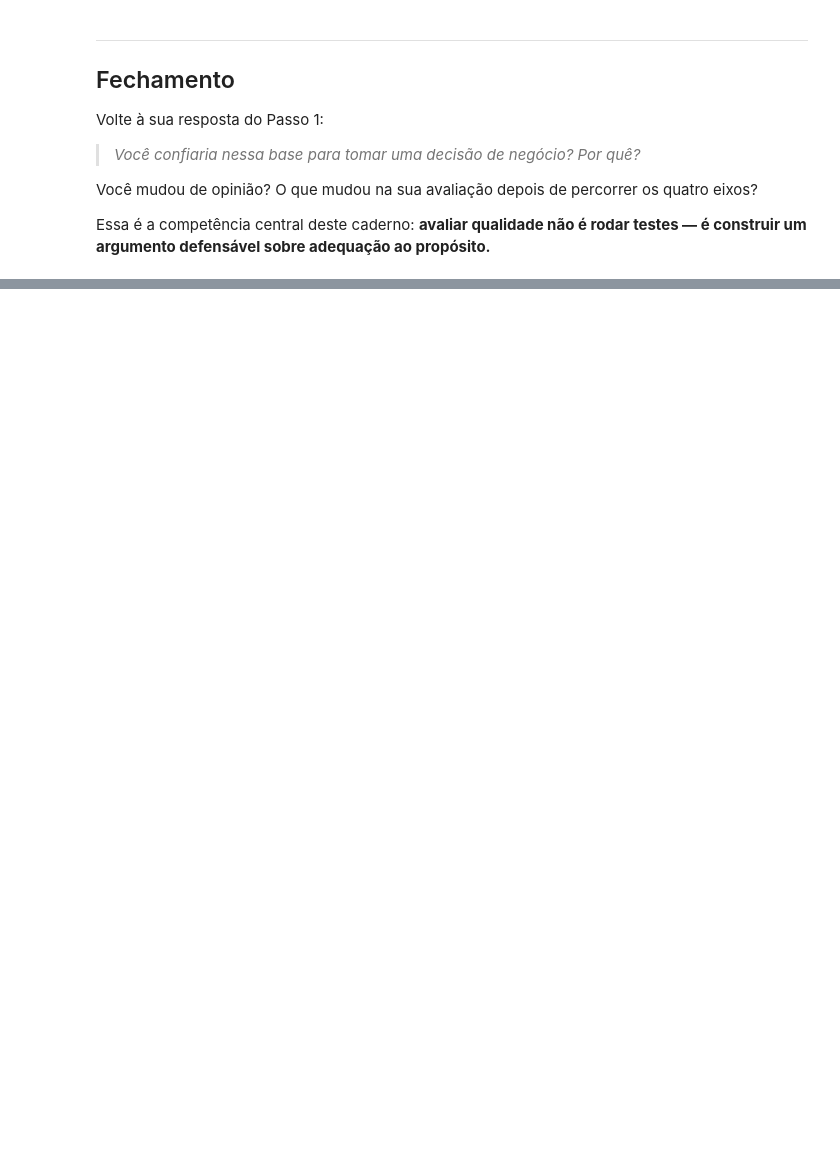
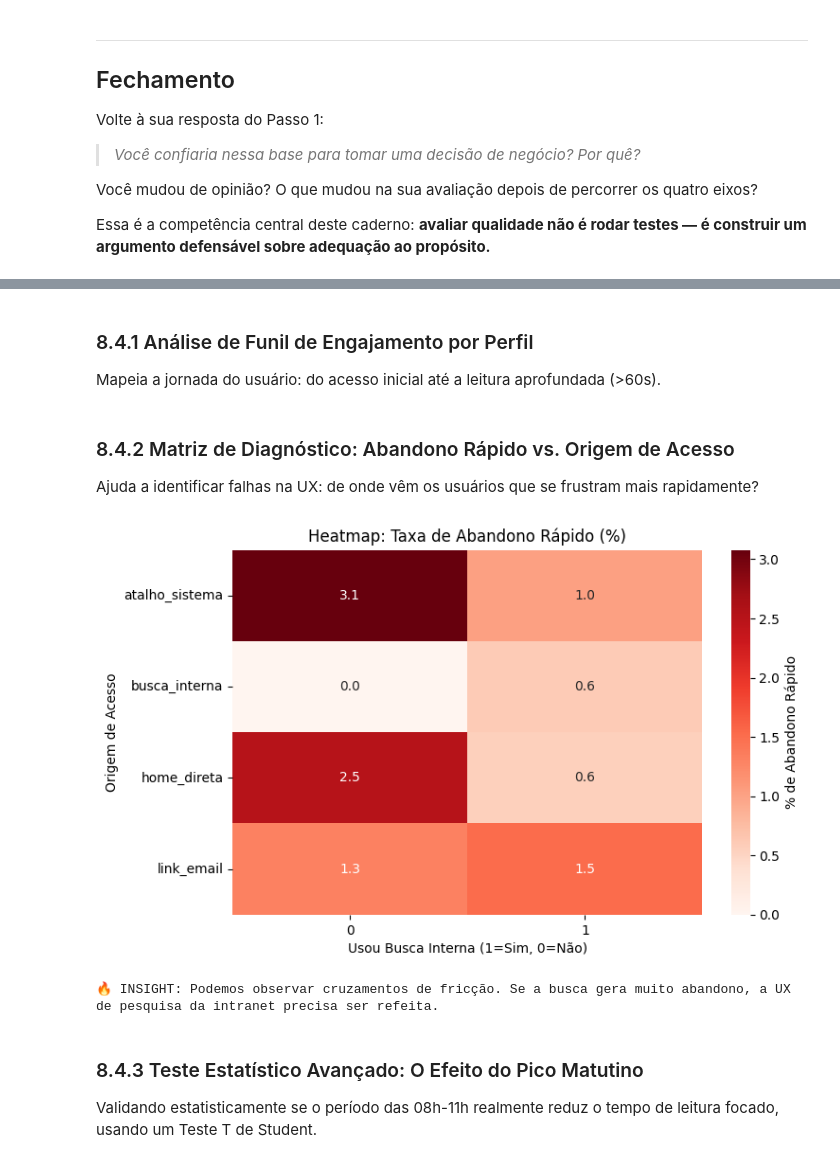
Before and after one commit to Bernardomeirelles/PonderadaS3, a Jupyter notebook: ITL_SI10_2026_e03_avaliacao_qualidade_dados_sinteticos.ipynb, the cells around one changed output, grey strips where cells are left out. Cells and saved outputs as stored; diff of their text form; code cells hidden in the pictures; blank space fills up the shorter version.

```diff
--- a/ITL_SI10_2026_e03_avaliacao_qualidade_dados_sinteticos.ipynb
+++ b/ITL_SI10_2026_e03_avaliacao_qualidade_dados_sinteticos.ipynb
@@ -1639,0 +1733,3 @@ Essa é a competência central deste caderno: **avaliar qualidade não é rodar
+# %% [markdown]
+### 8.4.1 Análise de Funil de Engajamento por Perfil
+Mapeia a jornada do usuário: do acesso inicial até a leitura aprofundada (>60s).
@@ -1639,0 +1759,28 @@ Essa é a competência central deste caderno: **avaliar qualidade não é rodar
+# %% [markdown]
+### 8.4.2 Matriz de Diagnóstico: Abandono Rápido vs. Origem de Acesso
+Ajuda a identificar falhas na UX: de onde vêm os usuários que se frustram mais rapidamente?
+# %%
+import seaborn as sns
+import matplotlib.pyplot as plt
+
+abandono_crosstab = pd.crosstab(
+    index=df['origem_acesso'],
+    columns=df['usou_busca'],
+    values=df['abandono_rapido'],
+    aggfunc='mean'
+).fillna(0) * 100
+
+plt.figure(figsize=(8, 5))
+sns.heatmap(abandono_crosstab, annot=True, fmt=".1f", cmap="Reds", cbar_kws={'label': '% de Abandono Rápido'})
+plt.title("Heatmap: Taxa de Abandono Rápido (%)")
+plt.xlabel("Usou Busca Interna (1=Sim, 0=Não)")
+plt.ylabel("Origem de Acesso")
+plt.show()
+
+print("🔥 INSIGHT: Podemos observar cruzamentos de fricção. Se a busca gera muito abandono, a UX de pesquisa da intranet precisa ser refeita.")
+# %% [output]
+[figure, added]
+🔥 INSIGHT: Podemos observar cruzamentos de fricção. Se a busca gera muito abandono, a UX de pesquisa da intranet precisa ser refeita.
+# %% [markdown]
+### 8.4.3 Teste Estatístico Avançado: O Efeito do Pico Matutino
+Validando estatisticamente se o período das 08h-11h realmente reduz o tempo de leitura focado, usando um Teste T de Student.
```
Also changed, not shown: parts of 29 cells of this notebook.
